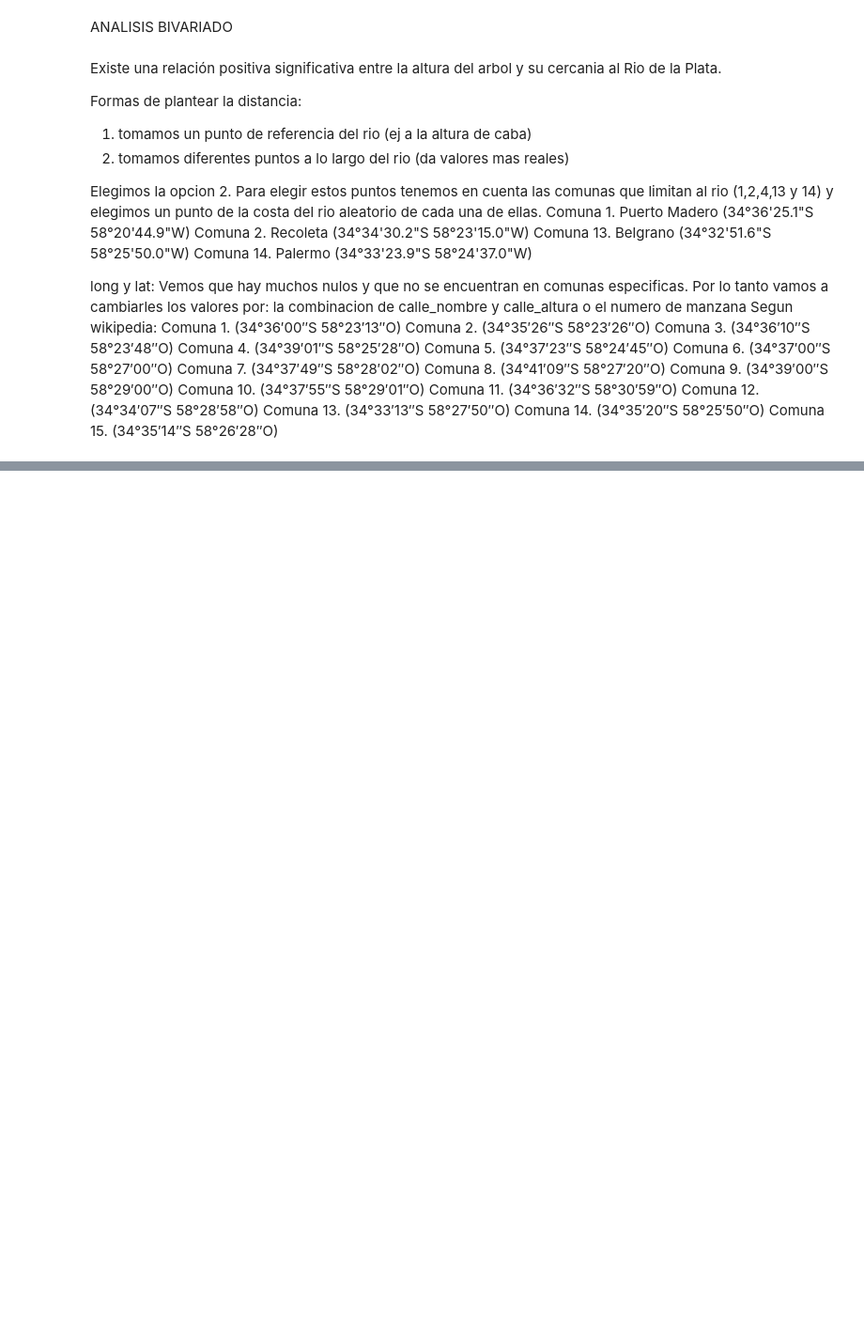
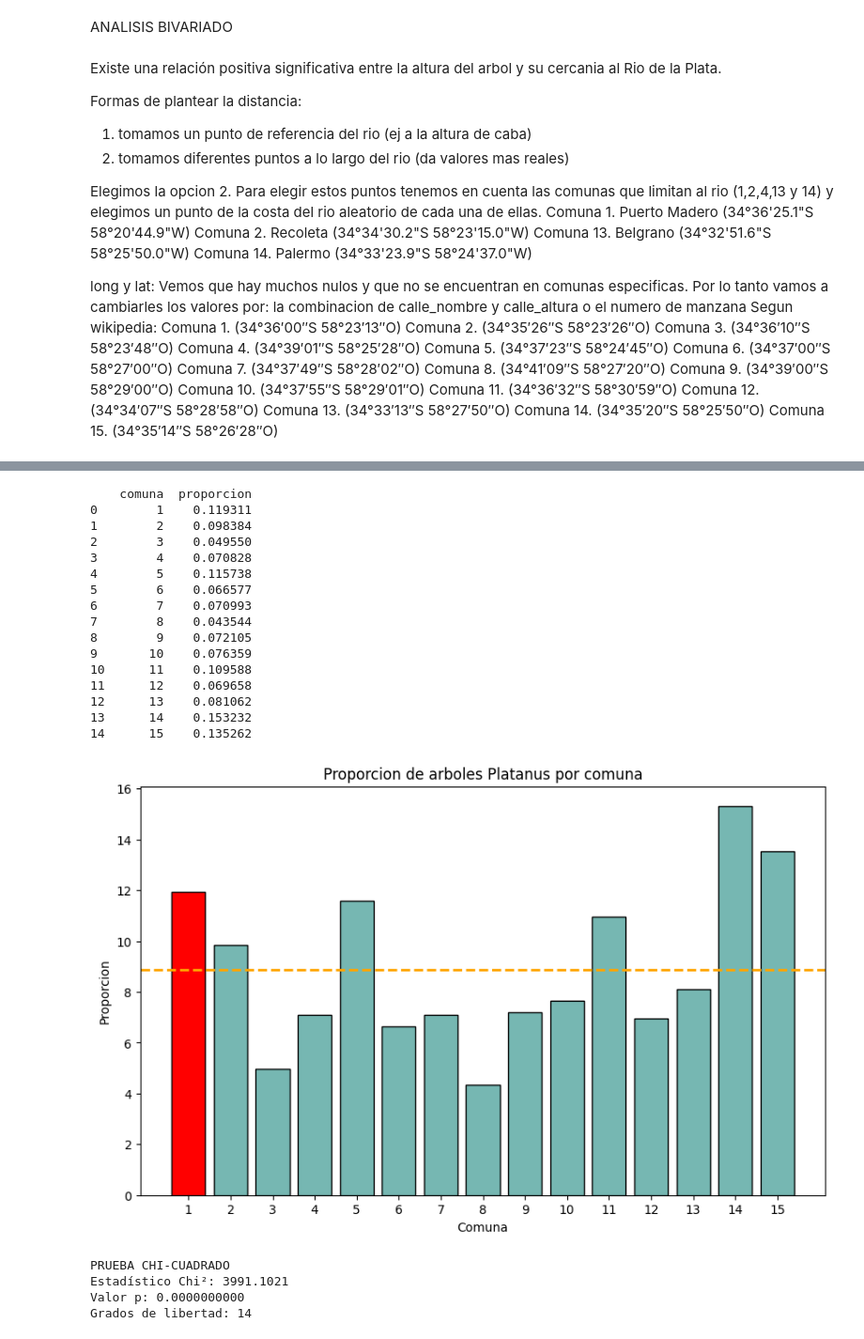
Before and after one commit to valentinabulat/TPFundamentos, a Jupyter notebook: Grupo10-TpeFundamentos.ipynb, the cells around one changed output, grey strips where cells are left out. Shown: that part at 94% size. Saved outputs shown, nothing was run; the diff lists cells and outputs as text; code cells hidden in the pictures; blank space fills up the shorter version.

```diff
--- a/Grupo10-TpeFundamentos.ipynb
+++ b/Grupo10-TpeFundamentos.ipynb
@@ -398,0 +509,74 @@ DataSourceError: limite_caba.geojson: No such file or directory
+# %%
+#"Existen comunas con mayor proporcion de Platanus x acerifolia, especie que produce alergias"
+
+#H0: la proporcion de platanus es igual en todas las comunas
+#H1: existen comunas donde la proporcion de platanus es significativamente mayor
+
+datasetH5 = copiaDataset[["comuna","nombre_cientifico"]].copy()
+datasetH5["es_platanus"] = datasetH5["nombre_cientifico"].str.contains("platanus", case =False,na=False)
+
+proporcion = (
+    datasetH5.groupby("comuna")["es_platanus"]
+    .mean() #funciona porque true=1 y false=0, entonces el promedio equivale a la proporcion
+    .reset_index()
+    .rename(columns={"es_platanus": "proporcion"})
+)
+print(proporcion)
+
+#grafica
+proporcion["porcentaje"]= proporcion["proporcion"]*100
+promedio=proporcion["porcentaje"].mean()
+
+#comuna de mayor proporcion
+comuna_max=proporcion.iloc[0,0]
+max_valor=proporcion.iloc[0,1]
+
+colores=[
+    "red" if comuna==comuna_max else "#76b7b2"
+    for comuna in proporcion["comuna"]
+]
+
+plt.figure(figsize=(10,6))
+plt.bar(
+    proporcion["comuna"],
+    proporcion["porcentaje"],
+    color=colores,
+    edgecolor="black"
+)
+plt.axhline(promedio,color="orange",linestyle="--", linewidth=2,label=f"Promedio general ({promedio:.1f}%)")
+
+plt.xticks(range(1,16))
+plt.xlabel("Comuna")
+plt.ylabel("Proporcion")
+plt.title("Proporcion de arboles Platanus por comuna")
+plt.show()
+
+#podemos hacer la prueba Chi-cuadrado, pero tenemos el mismo problema
+tabla=pd.crosstab(datasetH5["comuna"], datasetH5["es_platanus"])
+chi2, p_value, grados_libertad, expected = chi2_contingency(tabla)
+print(f"\nPRUEBA CHI-CUADRADO")
+print(f"Estadístico Chi²: {chi2:.4f}")
+print(f"Valor p: {p_value:.10f}")
+print(f"Grados de libertad: {grados_libertad}")
+# %% [output]
+    comuna  proporcion
+0        1    0.119311
+1        2    0.098384
+2        3    0.049550
+3        4    0.070828
+4        5    0.115738
+5        6    0.066577
+6        7    0.070993
+7        8    0.043544
+8        9    0.072105
+9       10    0.076359
+10      11    0.109588
+11      12    0.069658
+12      13    0.081062
+13      14    0.153232
+14      15    0.135262
+[figure, added]
+PRUEBA CHI-CUADRADO
+Estadístico Chi²: 3991.1021
+Valor p: 0.0000000000
+Grados de libertad: 14
```
Also changed, not shown: parts of 7 cells of this notebook, 1 other file.
